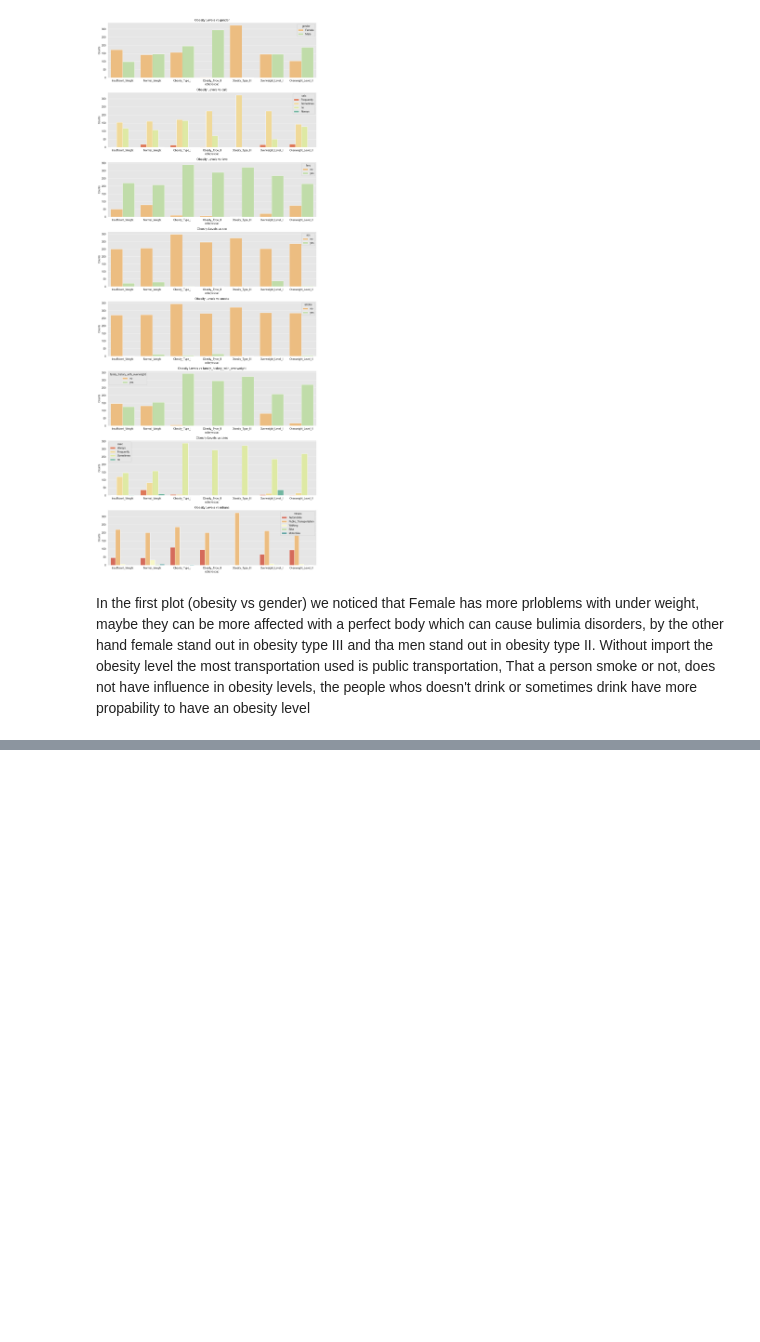
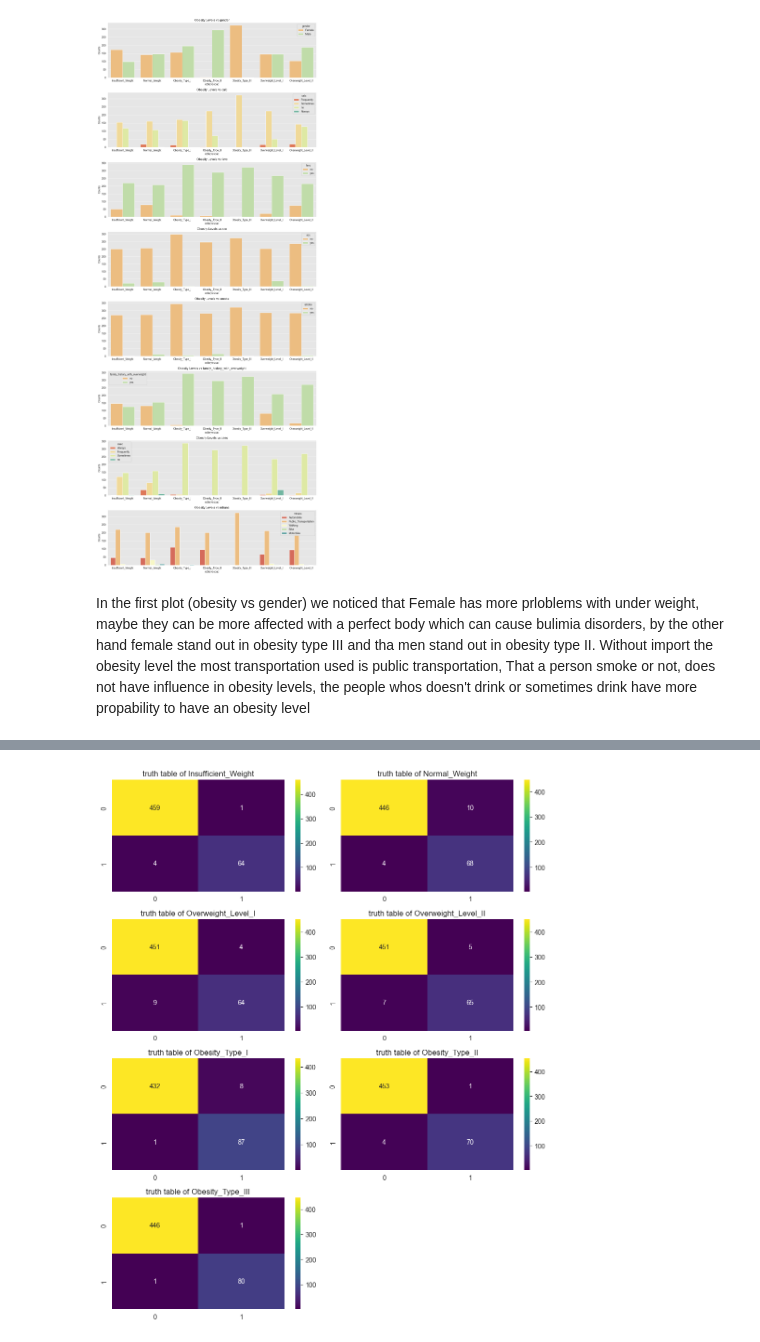
Before and after one commit to jFcomb/Obesity_or_CVD_risk, a Jupyter notebook: obesity.ipynb, the cells around one changed output, grey strips where cells are left out. Drawn from its saved outputs; the diff is of its cells as text; code cells hidden in the pictures; blank space fills up the shorter version.

```diff
--- a/obesity.ipynb
+++ b/obesity.ipynb
@@ -225,0 +360,21 @@ Without import the obesity level the most transportation used is public transpor
+# %%
+param_grid = {
+    'n_estimators': randint(10,100),
+    'max_depth': randint(5,10),
+    'eta': [.01,.1, .5],
+    'random_state':[42]
+}
+
+xgb_model = RandomizedSearchCV(
+    estimator=XGBClassifier(),
+    param_distributions=param_grid,
+    n_iter=5,
+    cv=3,
+    scoring='f1',
+    n_jobs=-1,
+    random_state=42
+)
+
+xgb_model.fit(f_train,t_train)
+xgb_model = xgb_model.best_estimator_
+xgb_model
@@ -225,0 +393,4 @@ Without import the obesity level the most transportation used is public transpor
+# %%
+# Classificaction Report
+xgb_predict = xgb_model.predict(f_test)
+print(metrics.classification_report(t_test,xgb_predict))
@@ -225,0 +411,15 @@ Without import the obesity level the most transportation used is public transpor
+# %%
+# Plot truth table
+
+truth_table = metrics.multilabel_confusion_matrix(t_test, xgb_predict)
+
+plt.figure(figsize=(10,12))
+for i in range(len(truth_table)):
+    plt.subplot(4,2,i+1)
+    sns.heatmap(truth_table[i], annot= True, cmap = 'viridis', fmt='d')
+    plt.title(f'truth table of {obesity[i]}')
+
+plt.tight_layout()
+plt.show()
+# %% [output]
+[figure, added]
```
Also changed, not shown: parts of 17 cells of this notebook.
